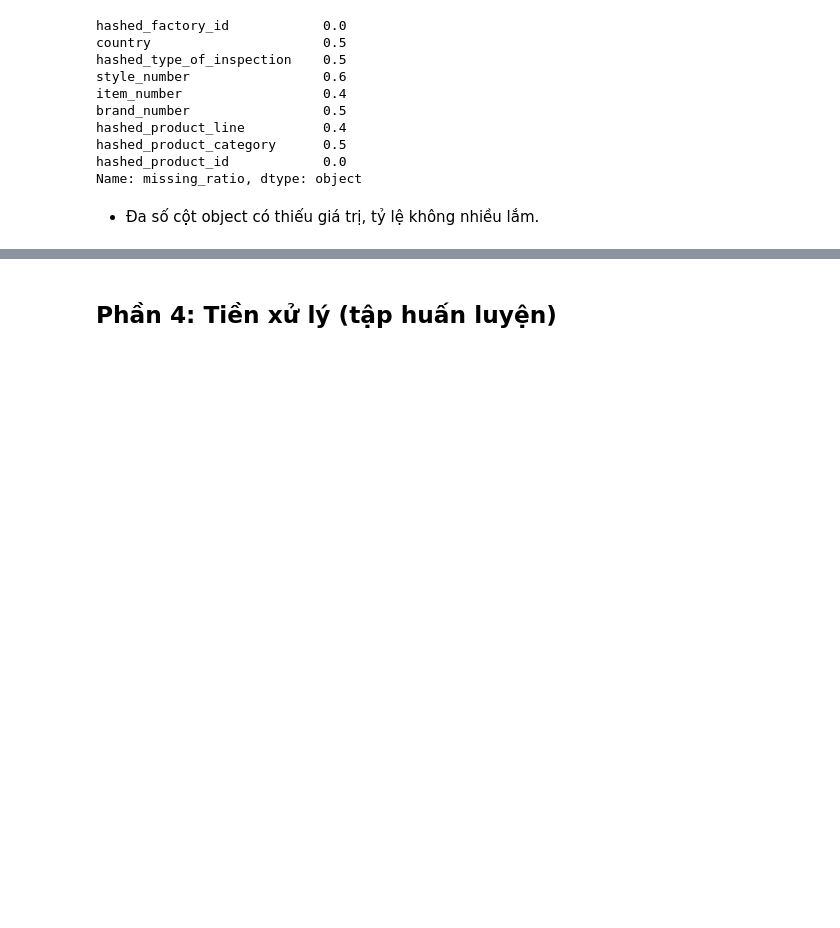
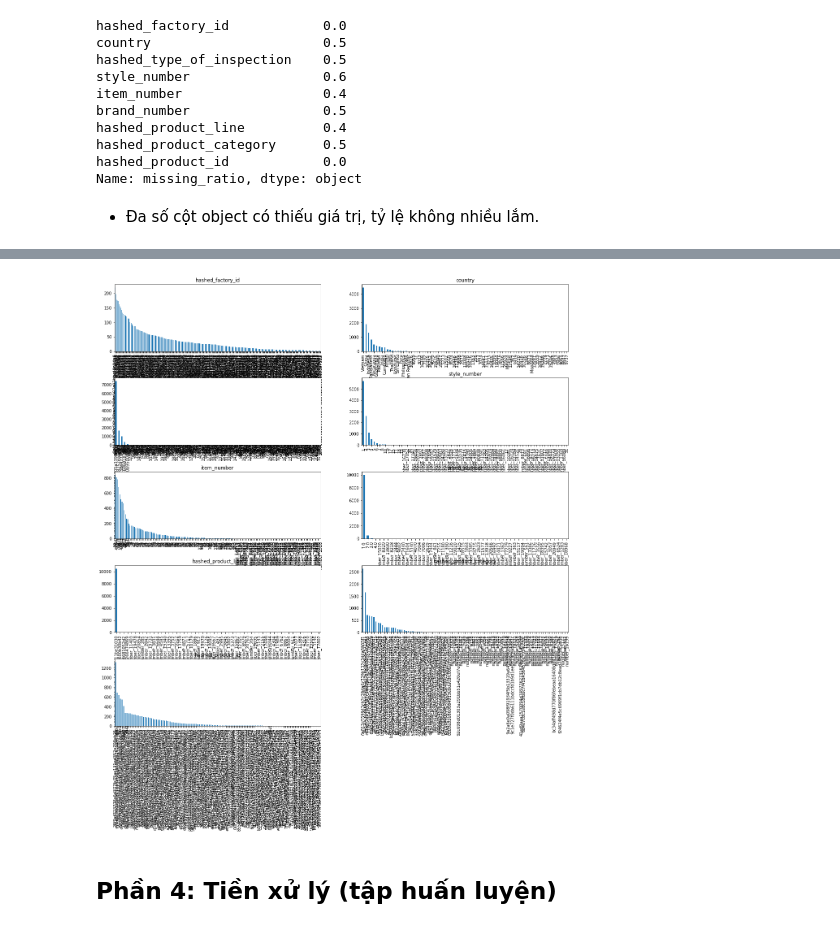
Before and after one commit to trucnguyen13/Product_Quality_Check, a Jupyter notebook: final_fpt.ipynb, the cells around one changed output, grey strips where cells are left out. Drawn from its saved outputs; the diff is of its cells as text; code cells hidden in the pictures; blank space fills up the shorter version.

```diff
--- a/final_fpt.ipynb
+++ b/final_fpt.ipynb
@@ -252,3 +260,13 @@ Name: missing_ratio, dtype: object
+# %%
+gs = GridSpec(5, 2)
+plt.figure(figsize=(20,20))
+plt.subplots_adjust(wspace=0.2, hspace = 0.4)
+for index, cat_col in enumerate(obj_cols):
+    ax = plt.subplot(gs[index])
+    X_df[cat_col].value_counts().plot.bar()
+    ax.set_title(cat_col)
+# %% [output]
+[figure, added]
 # %% [markdown]
 ## Phần 4: Tiền xử lý (tập huấn luyện)
 # %% [markdown]
```
Also changed, not shown: parts of 14 cells of this notebook.
